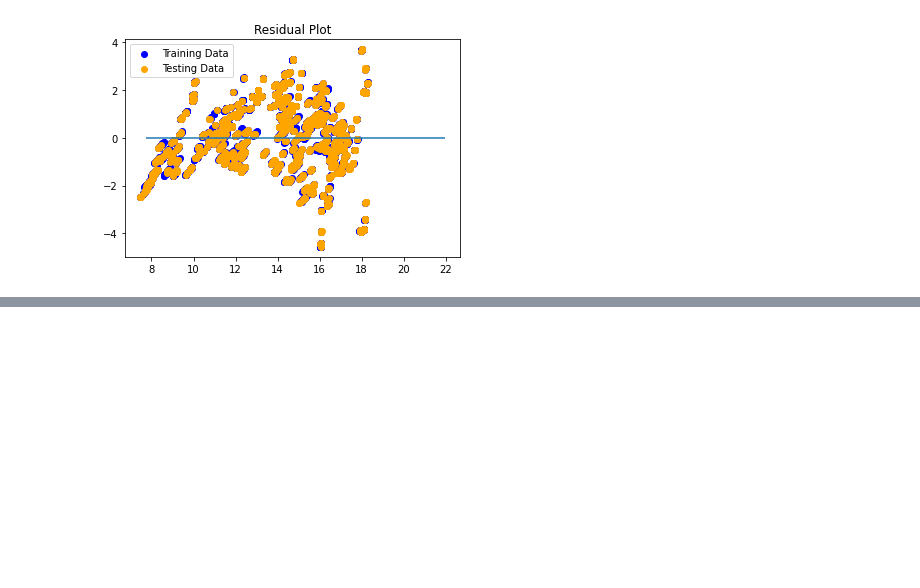
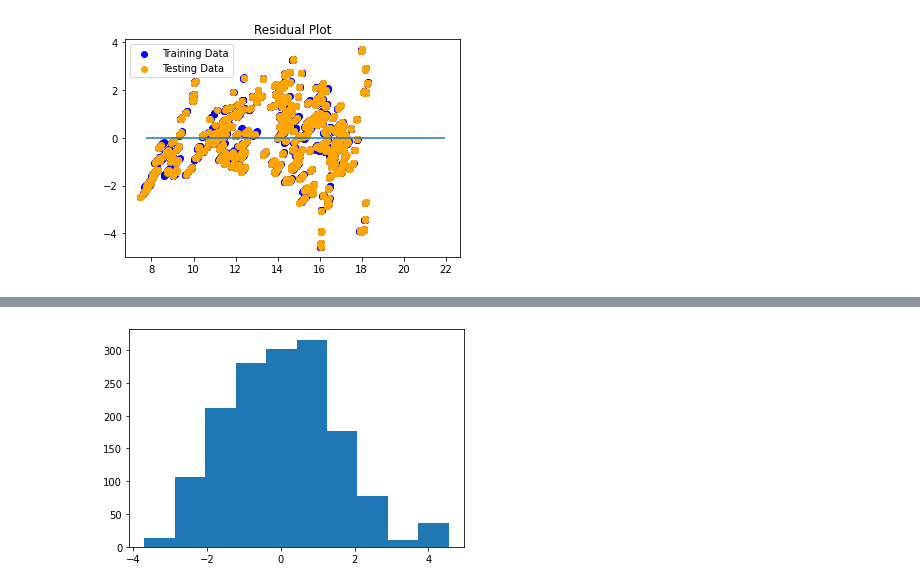
Before and after one commit to nathanprows77/Quality_of_Life, a Jupyter notebook: Machine Learning/final_machine_learning _new data.ipynb, the cells around one changed output, grey strips where cells are left out. Saved outputs shown, nothing was run; the diff lists cells and outputs as text; code cells hidden in the pictures; blank space fills up the shorter version.

```diff
--- a/Machine Learning/final_machine_learning _new data.ipynb
+++ b/Machine Learning/final_machine_learning _new data.ipynb
@@ -883,0 +883,10 @@ plt.show()
+# %%
+# plot its residuals, which are the difference between the actual y-array values and the predicted y-array values.
+
+plt.hist(y_test - y_pred)
+plt.savefig("D:\\BBC\\COPY_but-ind-data-pt-06-2020-u-c\\Linear_Regression_Model_validation_hist.png")
+plt.show()
+
+# residuals from our machine learning model appear to be close to normally distributed.
+# %% [output]
+[figure, added]
```
Also changed, not shown: parts of 16 cells of this notebook, 4 other files.
